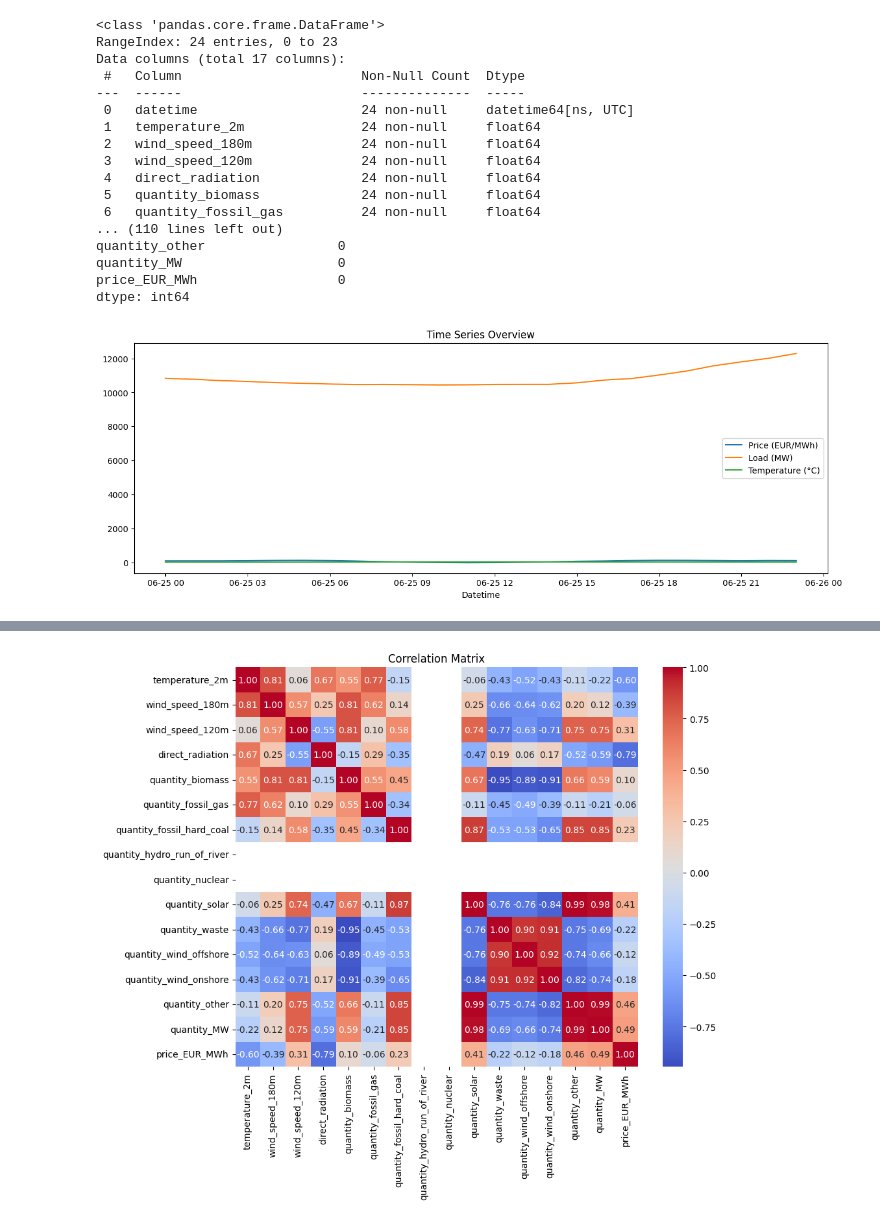
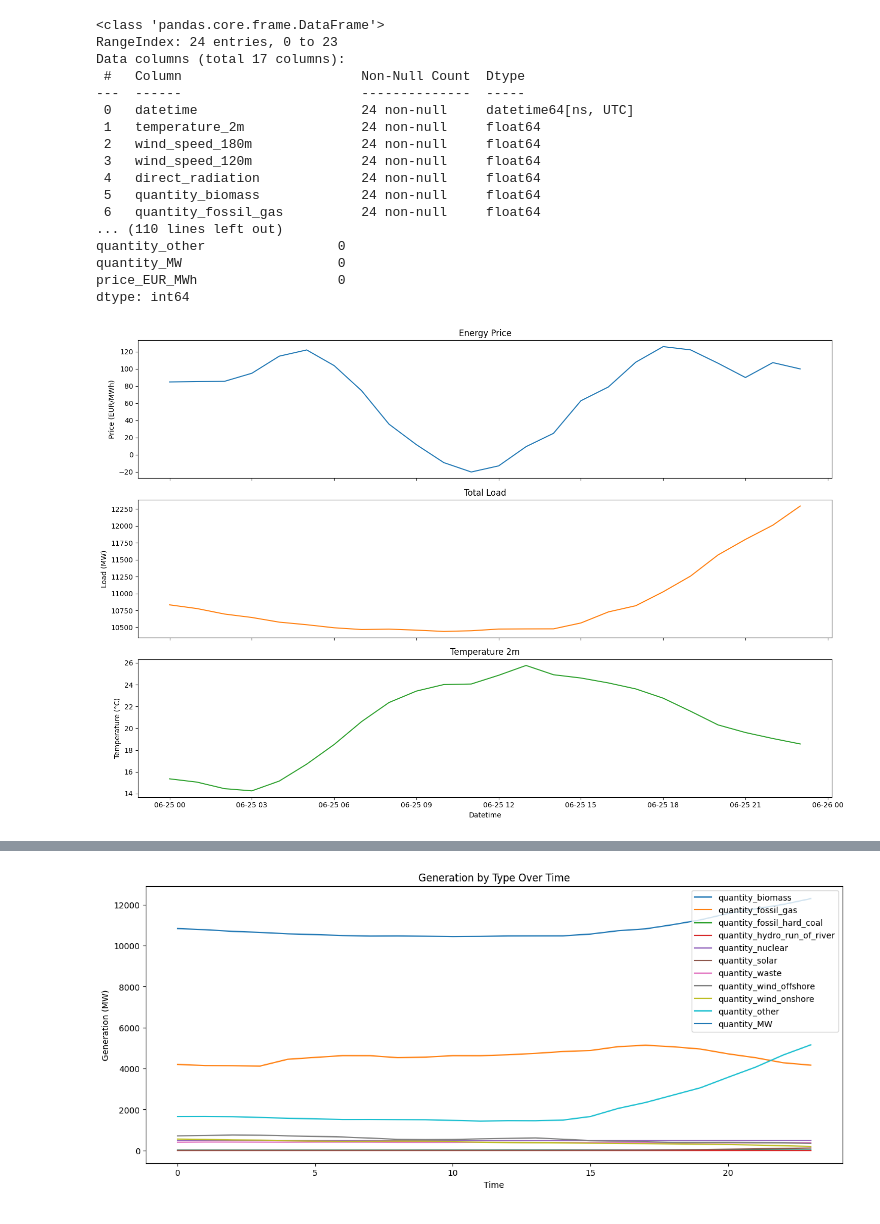
Before and after one commit to Nerboi/aml2025-group-15, a Jupyter notebook: notebooks/02_data_exploration.ipynb, the cells around one changed output, grey strips where cells are left out. Cells and saved outputs as stored; diff of their text form; code cells hidden in the pictures.

```diff
--- a/notebooks/02_data_exploration.ipynb
+++ b/notebooks/02_data_exploration.ipynb
@@ -16,19 +16,25 @@ print(df.describe())
 print(df.isnull().sum())
 
 # Plot time series overview (Prices, Load, Temperature)
-plt.figure(figsize=(15,5))
-plt.plot(df["datetime"], df["price_EUR_MWh"], label="Price (EUR/MWh)")
-plt.plot(df["datetime"], df["quantity_MW"], label="Load (MW)")
-plt.plot(df["datetime"], df["temperature_2m"], label="Temperature (°C)")
-plt.legend()
-plt.title("Time Series Overview")
-plt.xlabel("Datetime")
-plt.show()
+fig, axs = plt.subplots(3, 1, figsize=(15, 10), sharex=True)
 
-# Distribution of prices
-plt.figure(figsize=(8,5))
-sns.histplot(df["price_EUR_MWh"], bins=50, kde=True)
-plt.title("Distribution of Electricity Prices")
+# Price plot
+axs[0].plot(df["datetime"], df["price_EUR_MWh"], color="tab:blue")
+axs[0].set_ylabel("Price (EUR/MWh)")
+axs[0].set_title("Energy Price")
+
+# Load plot
+axs[1].plot(df["datetime"], df["quantity_MW"], color="tab:orange")
+axs[1].set_ylabel("Load (MW)")
+axs[1].set_title("Total Load")
+
+# Temperature plot
+axs[2].plot(df["datetime"], df["temperature_2m"], color="tab:green")
+axs[2].set_ylabel("Temperature (°C)")
+axs[2].set_title("Temperature 2m")
+axs[2].set_xlabel("Datetime")
+
+plt.tight_layout()
 plt.show()
 
 # Correlation heatmap (select numeric columns)
@@ -40,34 +46,34 @@ plt.show()
 
 # Generation types overview
 generation_cols = [col for col in df.columns if col.startswith("quantity_")]
-df[generation_cols].plot.area(figsize=(15,6), stacked=True)
+df[generation_cols].plot(figsize=(15,6))
 plt.title("Generation by Type Over Time")
 plt.xlabel("Time")
 plt.ylabel("Generation (MW)")
 plt.show()
 
 # Boxplot to check for outliers in generation types
 plt.figure(figsize=(12,6))
 sns.boxplot(data=df[generation_cols])
 plt.title("Generation Types Distribution")
 plt.xticks(rotation=45)
 plt.show()
 # %% [output]
 <class 'pandas.core.frame.DataFrame'>
 RangeIndex: 24 entries, 0 to 23
 Data columns (total 17 columns):
  #   Column                       Non-Null Count  Dtype
 ---  ------                       --------------  -----
  0   datetime                     24 non-null     datetime64[ns, UTC]
  1   temperature_2m               24 non-null     float64
  2   wind_speed_180m              24 non-null     float64
  3   wind_speed_120m              24 non-null     float64
  4   direct_radiation             24 non-null     float64
  5   quantity_biomass             24 non-null     float64
  6   quantity_fossil_gas          24 non-null     float64
 ... (110 lines left out)
 quantity_other                 0
 quantity_MW                    0
 price_EUR_MWh                  0
 dtype: int64
-[figure, old version]
+[figure, new version]
@@ -75 +81 @@ dtype: int64
-[figure, old version]
+[figure, new version]
```
Also changed, not shown: parts of 1 cell of this notebook, 1 other file.
